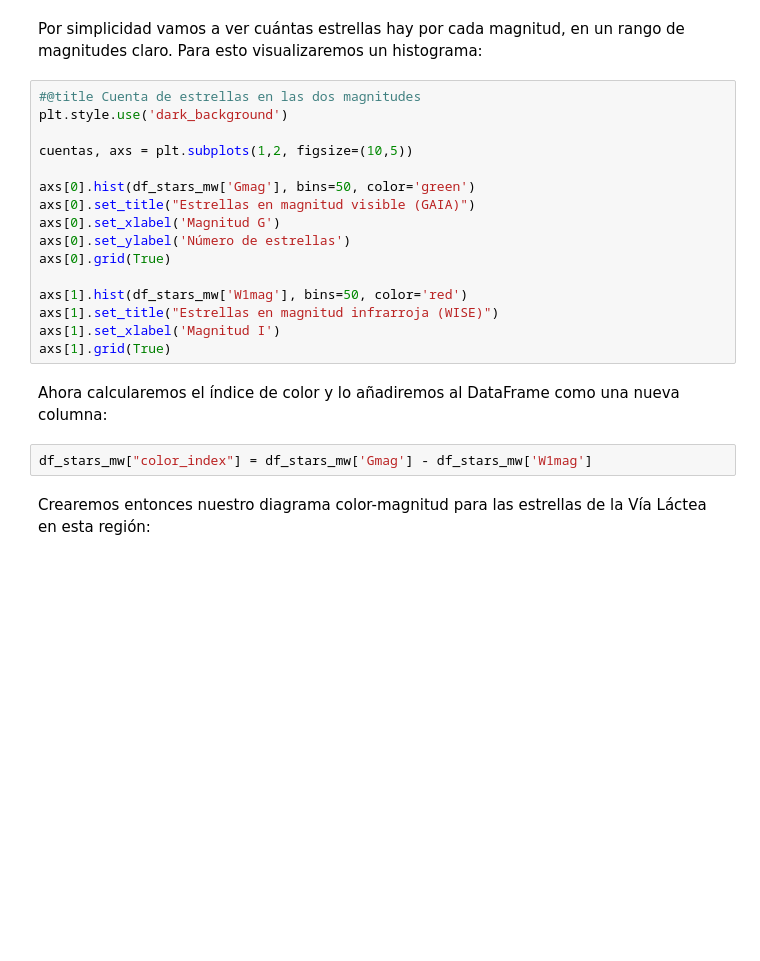
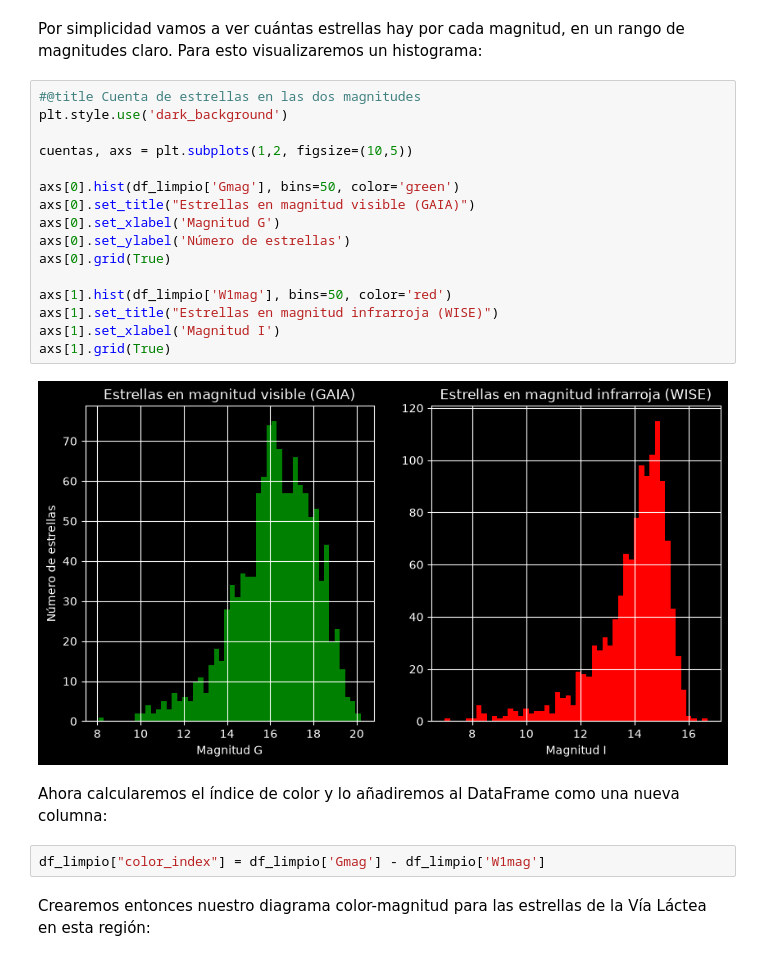
Before and after one commit to Gars220/Proyecto_2_campo_profundo, a Jupyter notebook: Proyecto_2_GAIA.ipynb, the cells around one changed output. Cells and saved outputs as stored; diff of their text form; blank space fills up the shorter version.

```diff
--- a/Proyecto_2_GAIA.ipynb
+++ b/Proyecto_2_GAIA.ipynb
@@ -191,23 +257,25 @@ Por simplicidad vamos a ver cuántas estrellas hay por cada magnitud, en un rang
 # %%
 #@title Cuenta de estrellas en las dos magnitudes
 plt.style.use('dark_background')
 
 cuentas, axs = plt.subplots(1,2, figsize=(10,5))
 
-axs[0].hist(df_stars_mw['Gmag'], bins=50, color='green')
+axs[0].hist(df_limpio['Gmag'], bins=50, color='green')
 axs[0].set_title("Estrellas en magnitud visible (GAIA)")
 axs[0].set_xlabel('Magnitud G')
 axs[0].set_ylabel('Número de estrellas')
 axs[0].grid(True)
 
-axs[1].hist(df_stars_mw['W1mag'], bins=50, color='red')
+axs[1].hist(df_limpio['W1mag'], bins=50, color='red')
 axs[1].set_title("Estrellas en magnitud infrarroja (WISE)")
 axs[1].set_xlabel('Magnitud I')
 axs[1].grid(True)
+# %% [output]
+[figure, added]
 # %% [markdown]
 Ahora calcularemos el índice de color y lo añadiremos al DataFrame como una nueva columna:
 # %%
-df_stars_mw["color_index"] = df_stars_mw['Gmag'] - df_stars_mw['W1mag']
+df_limpio["color_index"] = df_limpio['Gmag'] - df_limpio['W1mag']
 # %% [markdown]
 Crearemos entonces nuestro diagrama color-magnitud para las estrellas de la Vía Láctea en esta región:
 # %%
```
Also changed, not shown: parts of 22 cells of this notebook.
